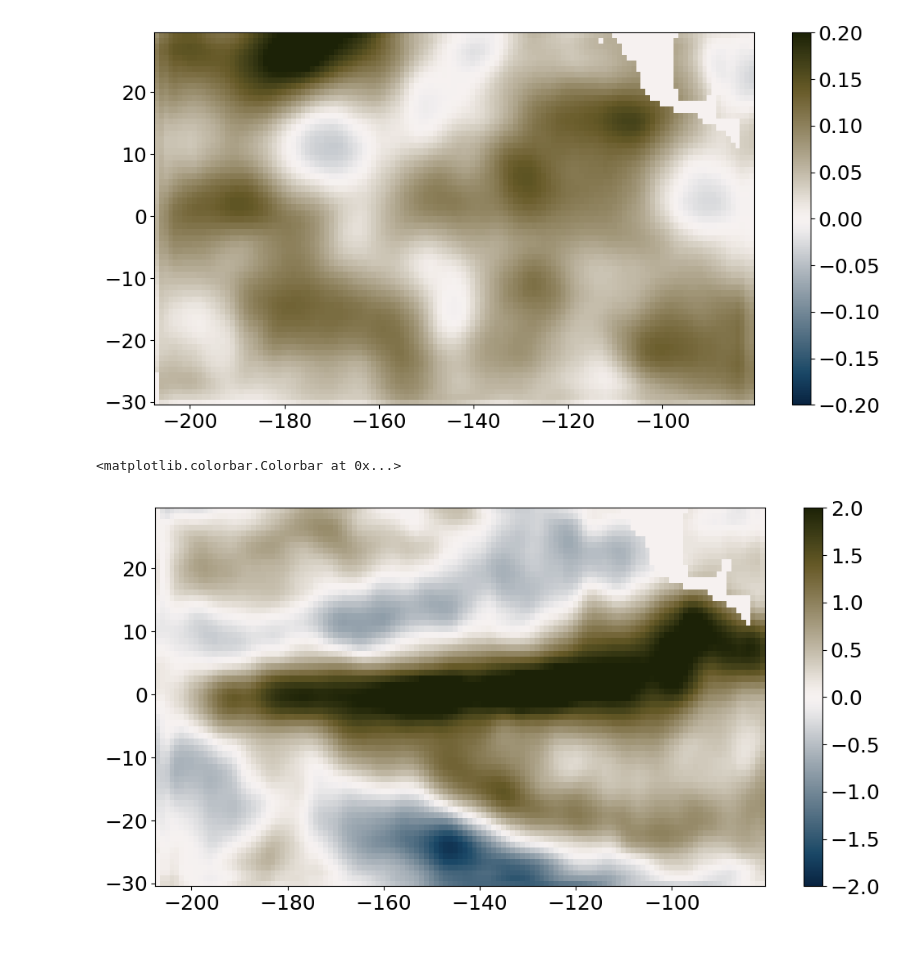
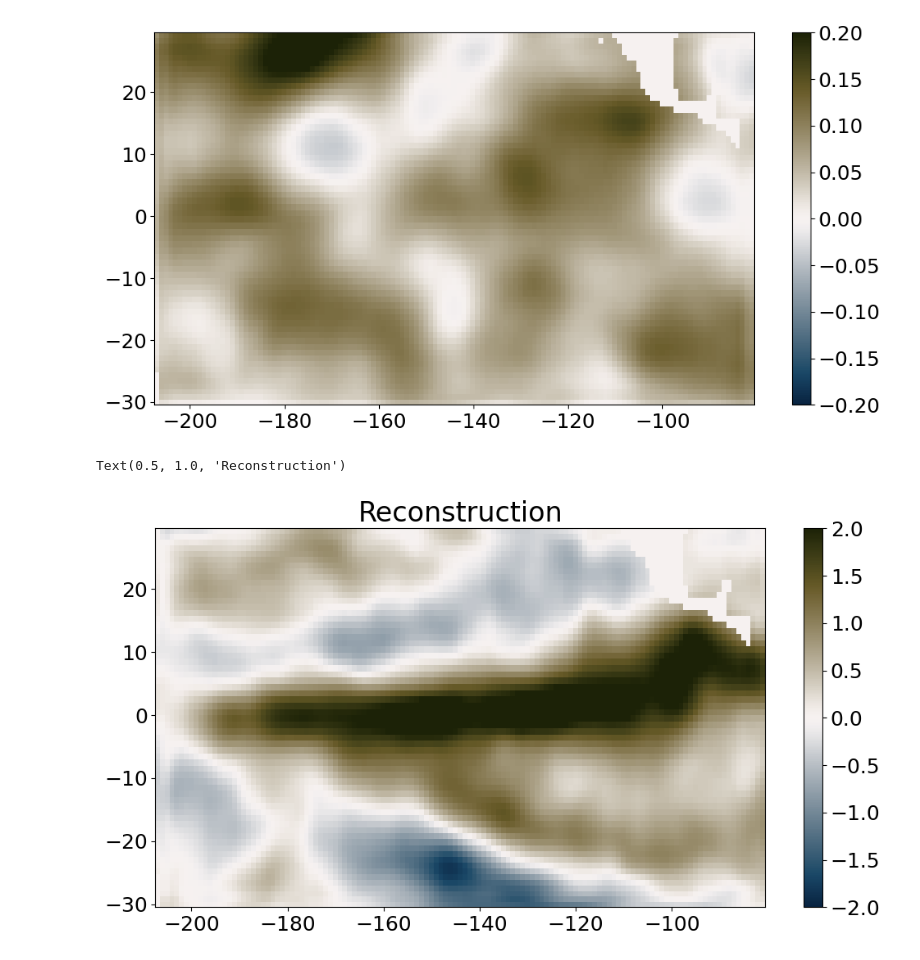
Before and after one commit to adam-subel/ML_Class, a Jupyter notebook: Autoencoder_ENSO.ipynb, the cells around one changed output. Saved outputs shown, nothing was run; the diff lists cells and outputs as text; code cells hidden in the pictures.

```diff
--- a/Autoencoder_ENSO.ipynb
+++ b/Autoencoder_ENSO.ipynb
@@ -374,18 +374,19 @@ with torch.no_grad():
 # %%
 plt.rc('axes', labelsize=18)    # fontsize of the x and y labels
 plt.rc('xtick', labelsize=18)    # fontsize of the tick labels
 plt.rc('ytick', labelsize=18)    # fontsize of the tick labels
 plt.rc('figure', titlesize=18)
 
 fig, axs = plt.subplots(1, 1, figsize=(12,6),
                         gridspec_kw={'width_ratios': [1], 'height_ratios': [1], 'wspace': 0.25,'hspace':.5},
                        )
 
 plt.pcolor(data.xu_ocean,data.yu_ocean,test_reconstruct[0].squeeze()*wet_bool,vmax = 2,vmin=-2,cmap=cmocean.cm.diff)
 plt.colorbar()
+plt.title("Reconstruction",fontsize=24)
 # %% [output]
-<matplotlib.colorbar.Colorbar at 0x...>
+Text(0.5, 1.0, 'Reconstruction')
-[figure, old version]
+[figure, new version]
 # %%
 plt.rc('axes', labelsize=18)    # fontsize of the x and y labels
 plt.rc('xtick', labelsize=18)    # fontsize of the tick labels
```
Also changed, not shown: parts of 1 cell of this notebook, 2 other files.
